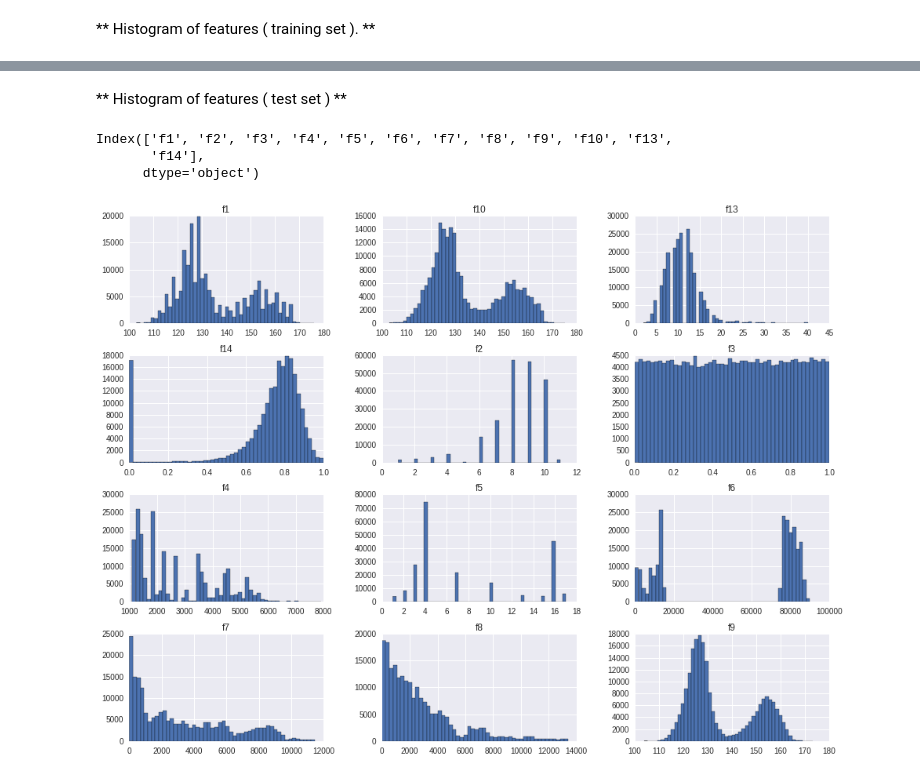
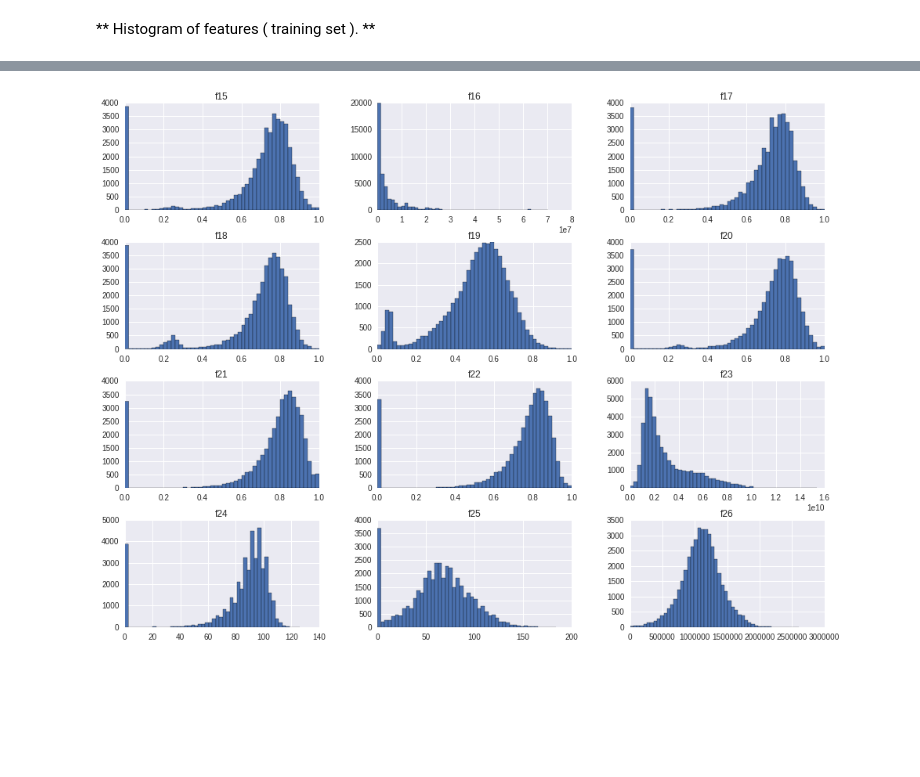
Before and after one commit to numb3r33/Loan-Default-Prediction, a Jupyter notebook: notebooks/DataExploration.ipynb, the cells around one changed output, grey strips where cells are left out. Drawn from its saved outputs; the diff is of its cells as text; code cells hidden in the pictures; blank space fills up the shorter version.

```diff
--- a/notebooks/DataExploration.ipynb
+++ b/notebooks/DataExploration.ipynb
@@ -22,3 +28,12 @@ sys.path.append(os.path.join(basepath, 'src'))
+# %%
+def get_stratified_sample(X, y, train_size, random_state=10):
+    """
+    Takes in a feature set and target with percentage of training size and a seed for reproducability.
+    Returns indices for the training and test sets.
+    """
+
+    itrain, itest = train_test_split(range(len(X)), stratify=y, train_size=train_size, random_state=random_state)
+    return itrain, itest
 # %%
 # load files
 chunksize = 10 ** 4
@@ -39,0 +48,7 @@ test  = pd.concat(test_chunks)
+# %%
+# create a binary variable based on the target
+train['is_default'] = (train.loss > 0).astype(np.int)
+# %%
+itrain, itest = get_stratified_sample(train, train.is_default, 0.4)
+
+train_sample = train.iloc[itrain]
@@ -146,13 +115,5 @@ train.ix[:, :12].hist(figsize=(16, 12), bins=50);
-# %% [markdown]
-** Histogram of features ( test set ) **
-# %%
-train.columns[:12]
-# %% [output]
-Index(['f1', 'f2', 'f3', 'f4', 'f5', 'f6', 'f7', 'f8', 'f9', 'f10', 'f13',
-       'f14'],
-      dtype='object')
 # %%
-test.ix[:, :12].hist(figsize=(16, 12), bins=50);
+train_sample.ix[:, 12:24].hist(figsize=(16, 12), bins=50);
 # %% [output]
-[figure, old version]
+[figure, new version]
 # %%
```
Also changed, not shown: parts of 25 cells of this notebook.
